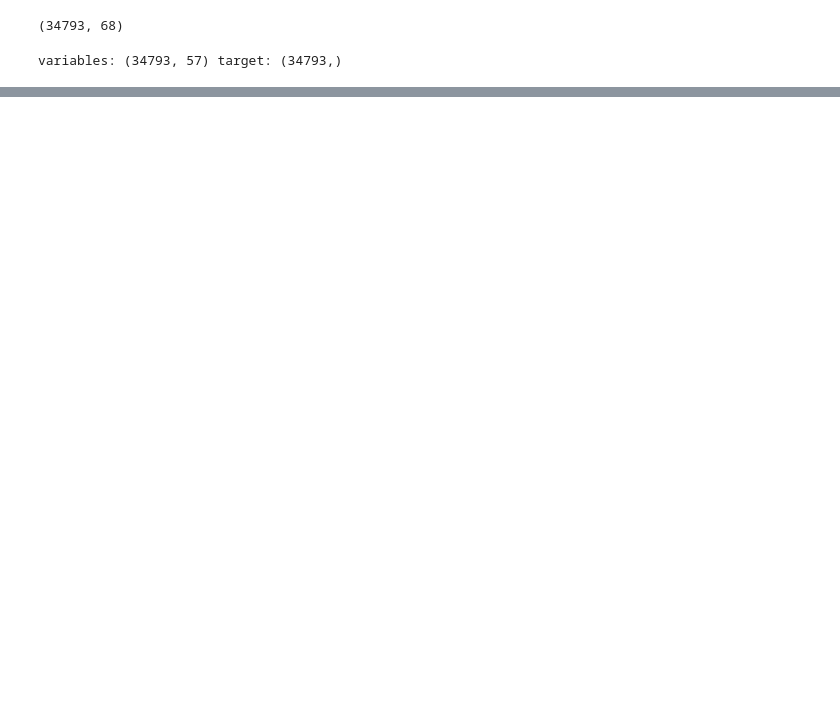
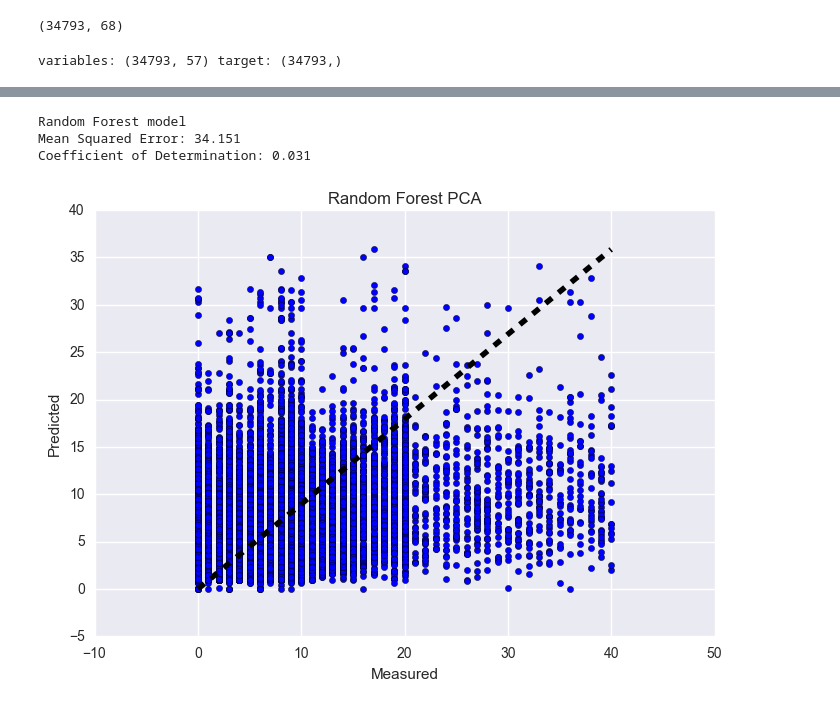
Before and after one commit to georgetown-analytics/restaurant-health, a Jupyter notebook: Modeling/Inspection Regression Modeling.ipynb, the cells around one changed output, grey strips where cells are left out. Cells and saved outputs as stored; diff of their text form; code cells hidden in the pictures; blank space fills up the shorter version.

```diff
--- a/Modeling/Inspection Regression Modeling.ipynb
+++ b/Modeling/Inspection Regression Modeling.ipynb
@@ -538,21 +531,26 @@ coefs6
 # %%
 featurepipe = Pipeline([('Dimension Reduction', PCA()),
                         ('Random Forest', RandomForestRegressor())])
 
 featurepipe.fit(X_train, y_train)
 
 expected = y_test
 predicted = featurepipe.predict(X_test)
 
 print("Random Forest model")
 print("Mean Squared Error: %0.3f" % mse(expected, predicted))
 print("Coefficient of Determination: %0.3f" % r2_score(expected, predicted))
 
 #Plot values
 fig, ax = plt.subplots()
-ax.scatter(target, predicted)
+ax.scatter(expected, predicted)
 ax.plot([target.min(), target.max()], [predicted.min(), predicted.max()], 'k--', lw=4)
 ax.set_xlabel('Measured')
 ax.set_ylabel('Predicted')
 plt.title('Random Forest PCA')
 plt.show()
+# %% [output]
+Random Forest model
+Mean Squared Error: 34.151
+Coefficient of Determination: 0.031
+[figure, added]
```
Also changed, not shown: parts of 16 cells of this notebook.
